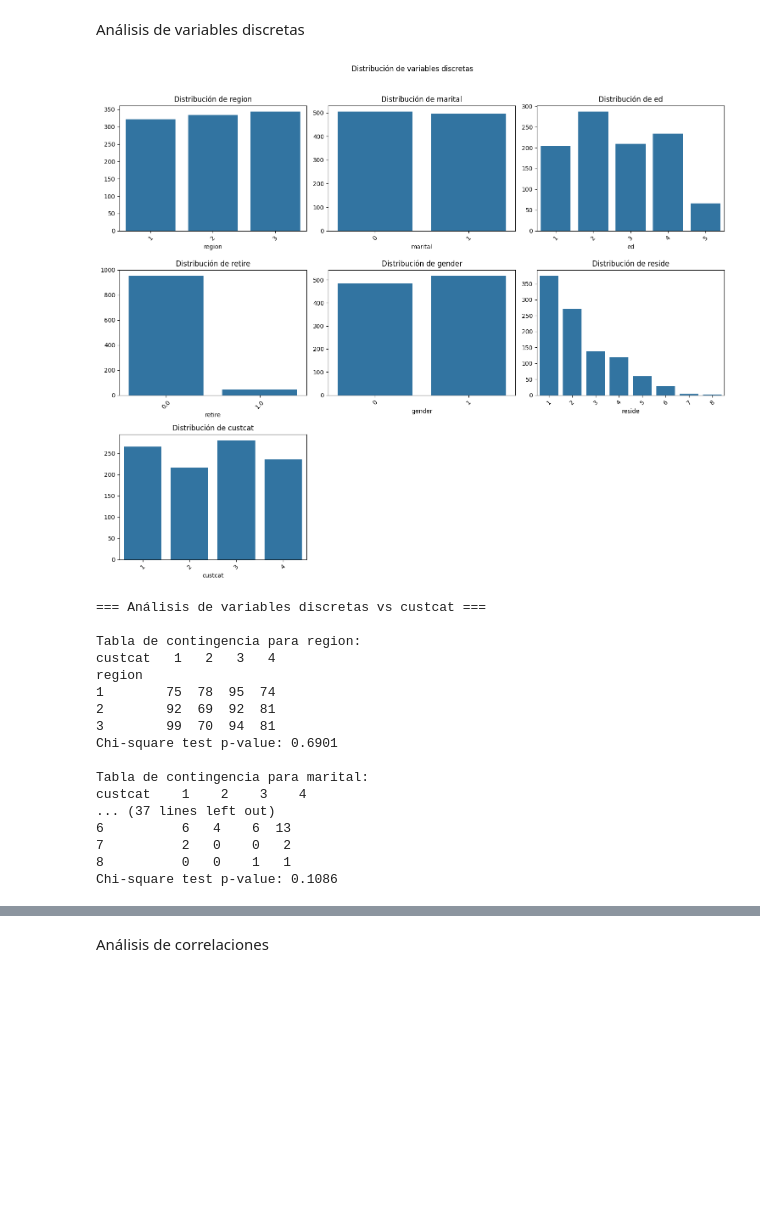
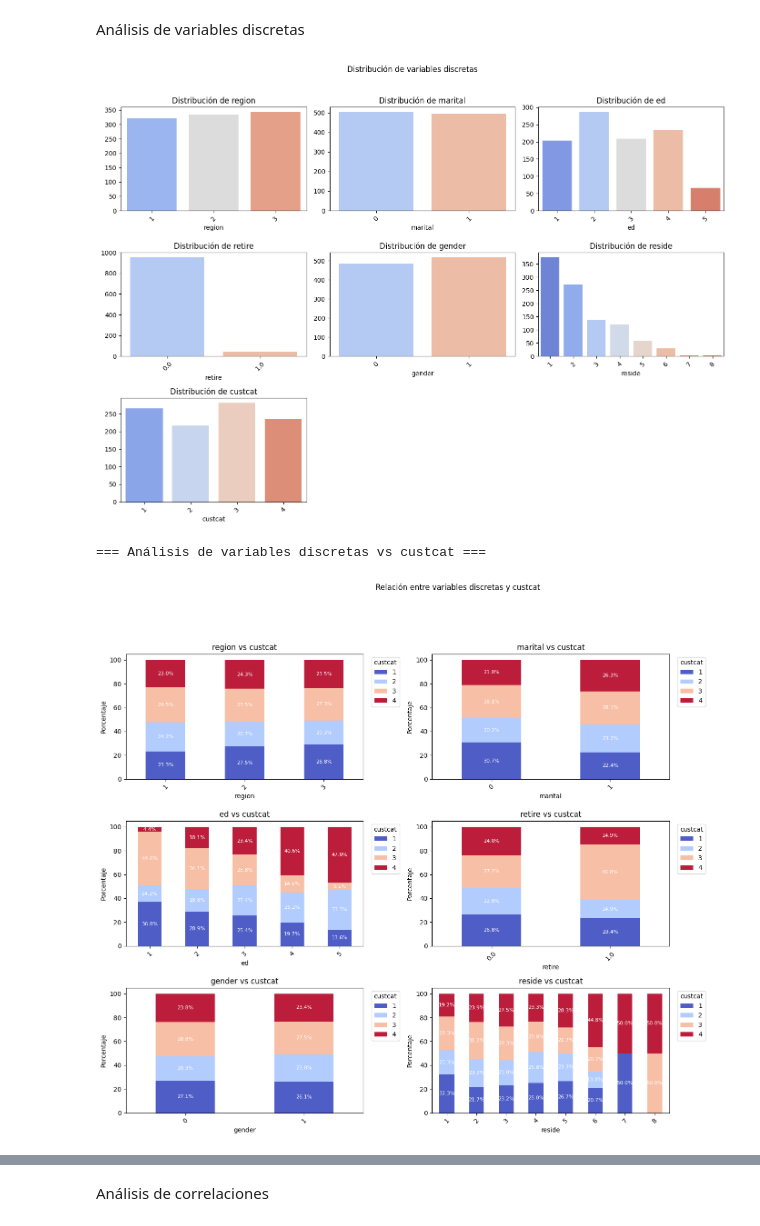
Before and after one commit to AI-School-F5-P3/ml_refuerzo_ema, a Jupyter notebook: notebook/eda_completo.ipynb, the cells around one changed output, grey strips where cells are left out. Cells and saved outputs as stored; diff of their text form; code cells hidden in the pictures; blank space fills up the shorter version.

```diff
--- a/notebook/eda_completo.ipynb
+++ b/notebook/eda_completo.ipynb
@@ -138,49 +147,68 @@ employ: p-value = 0.0000
 # %% [markdown]
 Análisis de variables discretas
 # %%
+from scipy import stats
+
 def discrete_analysis(df):
     discrete_cols = ['region', 'marital', 'ed', 'retire', 'gender', 'reside', 'custcat']
 
-    fig = plt.figure(figsize=(15, 12))
+    # Distribución de variables discretas
+    fig = plt.figure(figsize=(14, 10))
     plt.suptitle("Distribución de variables discretas", y=1.02)
 
     for i, column in enumerate(discrete_cols, 1):
         plt.subplot(3, 3, i)
         value_counts = df[column].value_counts().sort_index()
-        sns.barplot(x=value_counts.index, y=value_counts.values)
+        sns.barplot(x=value_counts.index, y=value_counts.values, palette="coolwarm")
         plt.title(f'Distribución de {column}')
         plt.xticks(rotation=45)
 
     plt.tight_layout()
     plt.show()
 
-    # Análisis bivariado con la variable objetivo (custcat)
+    # Análisis bivariado con la variable objetivo
     print("\n=== Análisis de variables discretas vs custcat ===")
-    for col in discrete_cols[:-1]:  # Excluimos custcat
+    fig, axes = plt.subplots(3, 2, figsize=(16, 12))
+    plt.suptitle("Relación entre variables discretas y custcat", y=1.02)
+    axes = axes.flatten()
+
+    for i, col in enumerate(discrete_cols[:-1]):  # Excluimos 'custcat'
+        crosstab = pd.crosstab(df[col], df['custcat'], normalize='index') * 100  # Convertir a porcentaje
+        crosstab.plot(kind='bar', stacked=True, ax=axes[i], colormap="coolwarm", alpha=0.9)
+        axes[i].set_title(f'{col} vs custcat')
+        axes[i].set_ylabel('Porcentaje')
+        axes[i].set_xlabel(col)
+        axes[i].tick_params(axis='x', rotation=45)
+
+        # Mover la leyenda fuera del gráfico
+        axes[i].legend(loc='upper left', bbox_to_anchor=(1.02, 1), title='custcat')
+
+        # Mostrar porcentajes en las barras
+        for bar in axes[i].containers:
+            for rect in bar:
+                height = rect.get_height()
+                if height > 0:  # Evitar etiquetas en porcentajes de 0
+                    axes[i].text(
+                        rect.get_x() + rect.get_width() / 2,
+                        rect.get_y() + height / 2,
+                        f'{height:.1f}%',  # Mostrar con 1 decimal
+                        ha='center', va='center', fontsize=8, color='white'
+                    )
+
+    plt.tight_layout(rect=[0, 0, 0.85, 0.95])  # Ajustar para dar espacio a la leyenda
+    plt.show()
+
+    # Chi-square test
+    for col in discrete_cols[:-1]:  # Excluimos 'custcat'
         print(f"\nTabla de contingencia para {col}:")
         print(pd.crosstab(df[col], df['custcat']))
 
         # Chi-square test de independencia
         chi2, p_value = stats.chi2_contingency(pd.crosstab(df[col], df['custcat']))[:2]
         print(f"Chi-square test p-value: {p_value:.4f}")
 
 discrete_analysis(df)
 # %% [output]
-[figure, old version]
+[figure, new version]
 === Análisis de variables discretas vs custcat ===
-
-Tabla de contingencia para region:
-custcat   1   2   3   4
-region
-1        75  78  95  74
-2        92  69  92  81
-3        99  70  94  81
-Chi-square test p-value: 0.6901
-
-Tabla de contingencia para marital:
-custcat    1    2    3    4
-... (37 lines left out)
-6          6   4    6  13
-7          2   0    0   2
-8          0   0    1   1
-Chi-square test p-value: 0.1086
+[figure, added]
```
Also changed, not shown: parts of 9 cells of this notebook, 2 other files.
